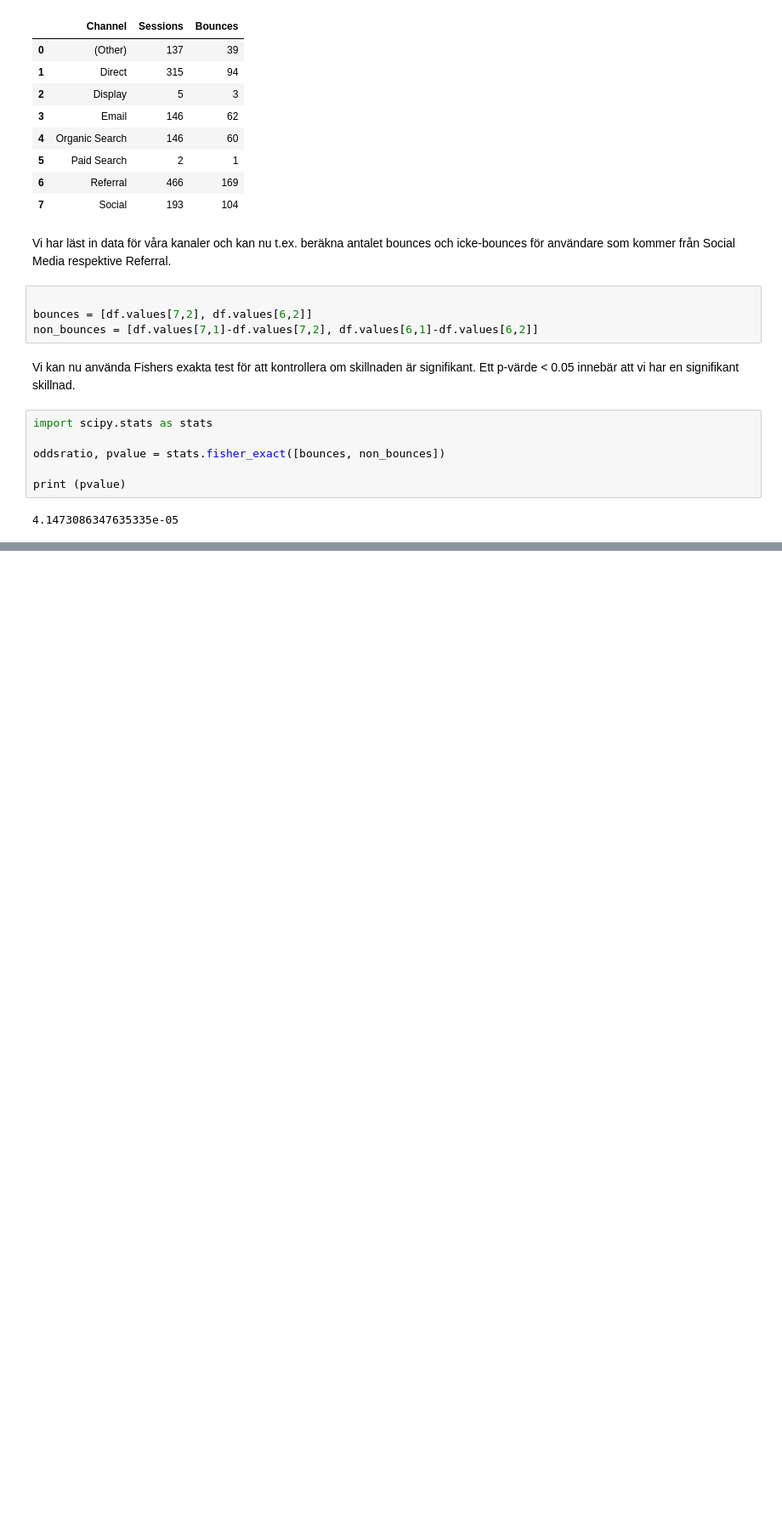
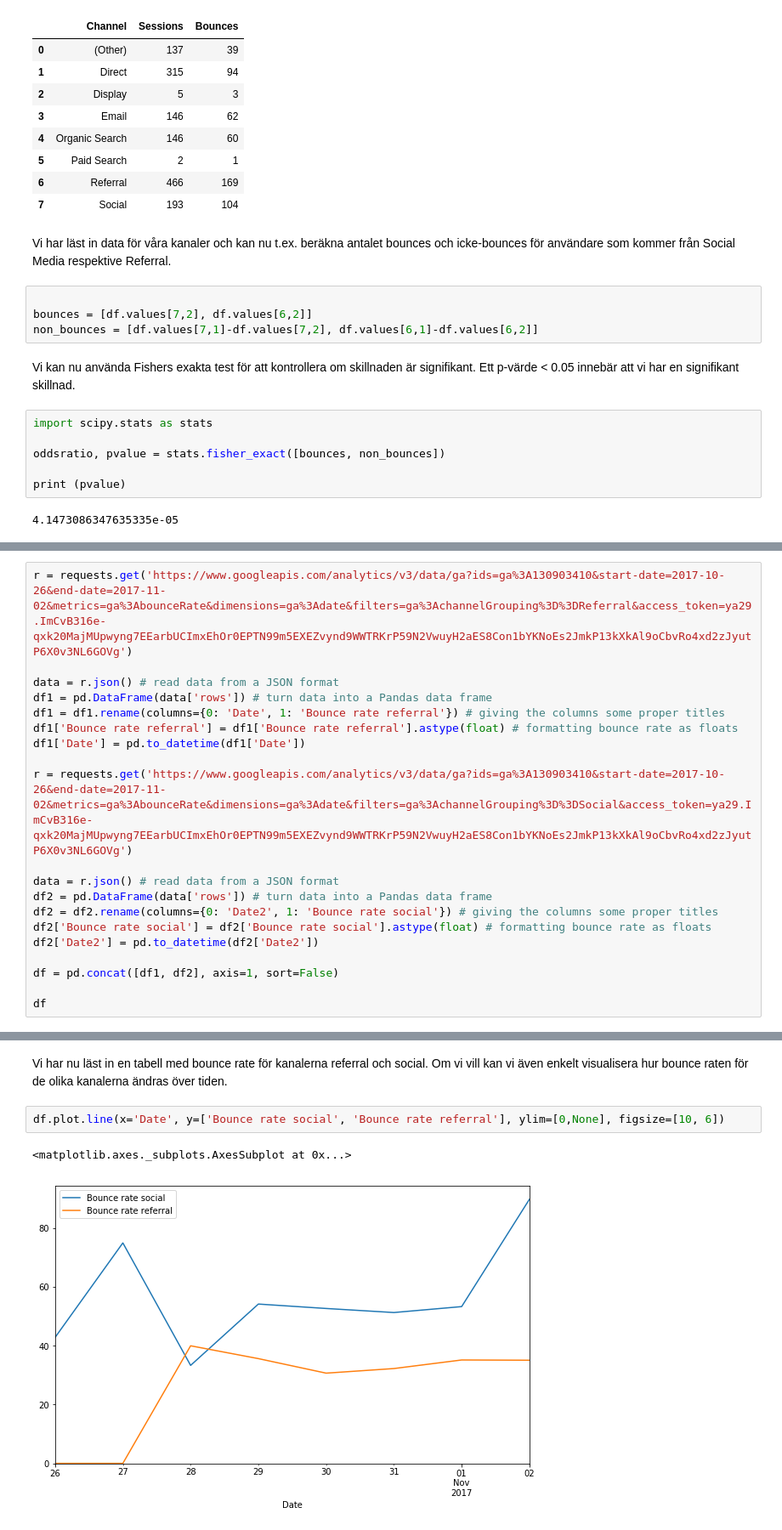
Before and after one commit to hornstein/multichannel-analytics, a Jupyter notebook: signifikanstestning.ipynb, the cells around one changed output, grey strips where cells are left out. Shown at 85% size. Drawn from its saved outputs; the diff is of its cells as text; blank space fills up the shorter version.

```diff
--- a/signifikanstestning.ipynb
+++ b/signifikanstestning.ipynb
@@ -73,0 +89,20 @@ print (pvalue)
+# %%
+r = requests.get('https://www.googleapis.com/analytics/v3/data/ga?ids=ga%3A130903410&start-date=2017-10-26&end-date=2017-11-02&metrics=ga%3AbounceRate&dimensions=ga%3Adate&filters=ga%3AchannelGrouping%3D%3DReferral&access_token=ya29.ImCvB316e-qxk20MajMUpwyng7EEarbUCImxEhOr0EPTN99m5EXEZvynd9WWTRKrP59N2VwuyH2aES8Con1bYKNoEs2JmkP13kXkAl9oCbvRo4xd2zJyutP6X0v3NL6GOVg')
+
+data = r.json() # read data from a JSON format
+df1 = pd.DataFrame(data['rows']) # turn data into a Pandas data frame
+df1 = df1.rename(columns={0: 'Date', 1: 'Bounce rate referral'}) # giving the columns some proper titles
+df1['Bounce rate referral'] = df1['Bounce rate referral'].astype(float) # formatting bounce rate as floats
+df1['Date'] = pd.to_datetime(df1['Date'])
+
+r = requests.get('https://www.googleapis.com/analytics/v3/data/ga?ids=ga%3A130903410&start-date=2017-10-26&end-date=2017-11-02&metrics=ga%3AbounceRate&dimensions=ga%3Adate&filters=ga%3AchannelGrouping%3D%3DSocial&access_token=ya29.ImCvB316e-qxk20MajMUpwyng7EEarbUCImxEhOr0EPTN99m5EXEZvynd9WWTRKrP59N2VwuyH2aES8Con1bYKNoEs2JmkP13kXkAl9oCbvRo4xd2zJyutP6X0v3NL6GOVg')
+
+data = r.json() # read data from a JSON format
+df2 = pd.DataFrame(data['rows']) # turn data into a Pandas data frame
+df2 = df2.rename(columns={0: 'Date2', 1: 'Bounce rate social'}) # giving the columns some proper titles
+df2['Bounce rate social'] = df2['Bounce rate social'].astype(float) # formatting bounce rate as floats
+df2['Date2'] = pd.to_datetime(df2['Date2'])
+
+df = pd.concat([df1, df2], axis=1, sort=False)
+
+df
@@ -73,0 +119,7 @@ print (pvalue)
+# %% [markdown]
+Vi har nu läst in en tabell med bounce rate för kanalerna referral och social. Om vi vill kan vi även enkelt visualisera hur bounce raten för de olika kanalerna ändras över tiden.
+# %%
+df.plot.line(x='Date', y=['Bounce rate social', 'Bounce rate referral'], ylim=[0,None], figsize=[10, 6])
+# %% [output]
+<matplotlib.axes._subplots.AxesSubplot at 0x...>
+[figure, added]
```
Also changed, not shown: parts of 5 cells of this notebook.
